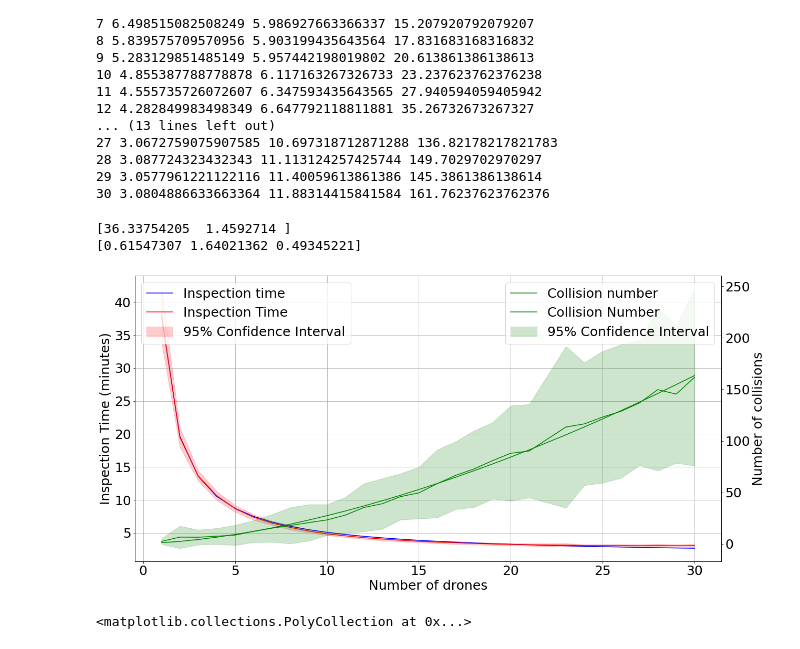
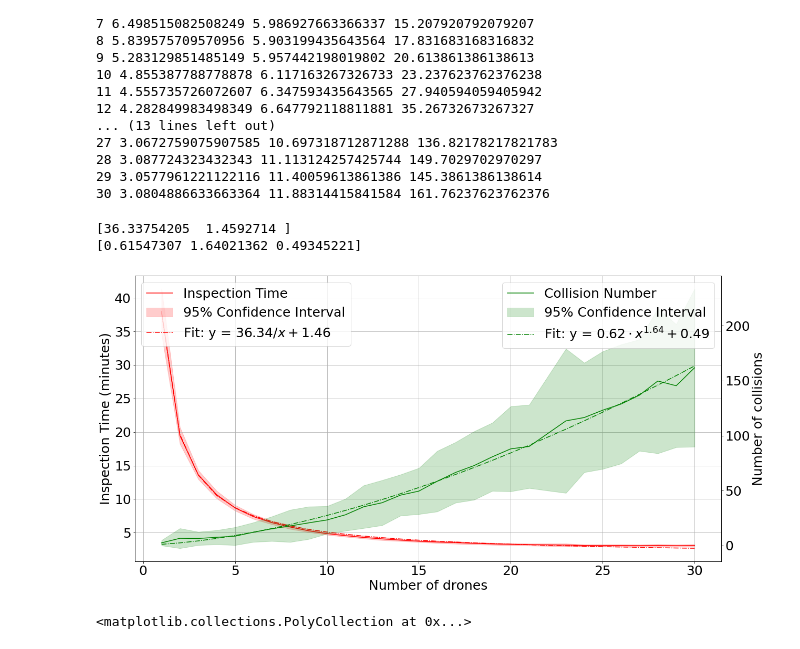
Before and after one commit to DSE-Swarm-of-Inspection-Drones/Swarm-of-Inspection-Drones, a Jupyter notebook: Simulation processing/simulationProcessing.ipynb, the cells around one changed output. Saved outputs shown, nothing was run; the diff lists cells and outputs as text; code cells hidden in the pictures.

```diff
--- a/Simulation processing/simulationProcessing.ipynb
+++ b/Simulation processing/simulationProcessing.ipynb
@@ -146,36 +146,36 @@ popt, pcov = curve_fit(lambda x, a, b: a/x + b, x, y)
 #fit an power function to w as a function of x using numpy
 popt3, pcov3 = curve_fit(lambda x, a, b,c: a*x**b+c, x, w)
 
 #plot fitted line
-ax0.plot(x, popt[0]/x + popt[1], 'b-', label='Inspection time')
-ax1.plot(x, popt3[0]*x**popt3[1]+popt3[2], 'g-', label='Collision number')
+ax0.plot(x, popt[0]/x + popt[1], 'r-.', label=f'Fit: y = ${popt[0]:.2f}/x + {popt[1]:.2f}$')
+ax1.plot(x, popt3[0]*x**popt3[1]+popt3[2], 'g-.', label=f'Fit: y = ${popt3[0]:.2f} \cdot x^{{{popt3[1]:.2f}}}+{popt3[2]:.2f}$')
 
 #print the functions
 print(popt)
 print(popt3)
 
 #thank you Github Copilot <3
 
 #generate legend
 ax0.legend(loc='upper left')
 ax1.legend(loc='upper right')
 #set x title
 ax0.set_xlabel("Number of drones")
 #set y title
 ax0.set_ylabel("Inspection Time (minutes)")
 ax1.set_ylabel("Number of collisions")
 #set title
 #ax0.set_title("Inspection Time and Number of Collisions vs Number of drones")
 
 #add grid to figure
 ax0.grid(True)
 
 #save figure
 fig0.savefig(os.path.join(dataPath, "inspectionTimeAndCollisionNumber.png"))
 # %% [output]
 [36.33754205  1.4592714 ]
 [0.61547307 1.64021362 0.49345221]
-[figure, old version]
+[figure, new version]
 # %%
 #plot the average inspection time, average simulation time, and average collision number
 
```
Also changed, not shown: 1 other file.
